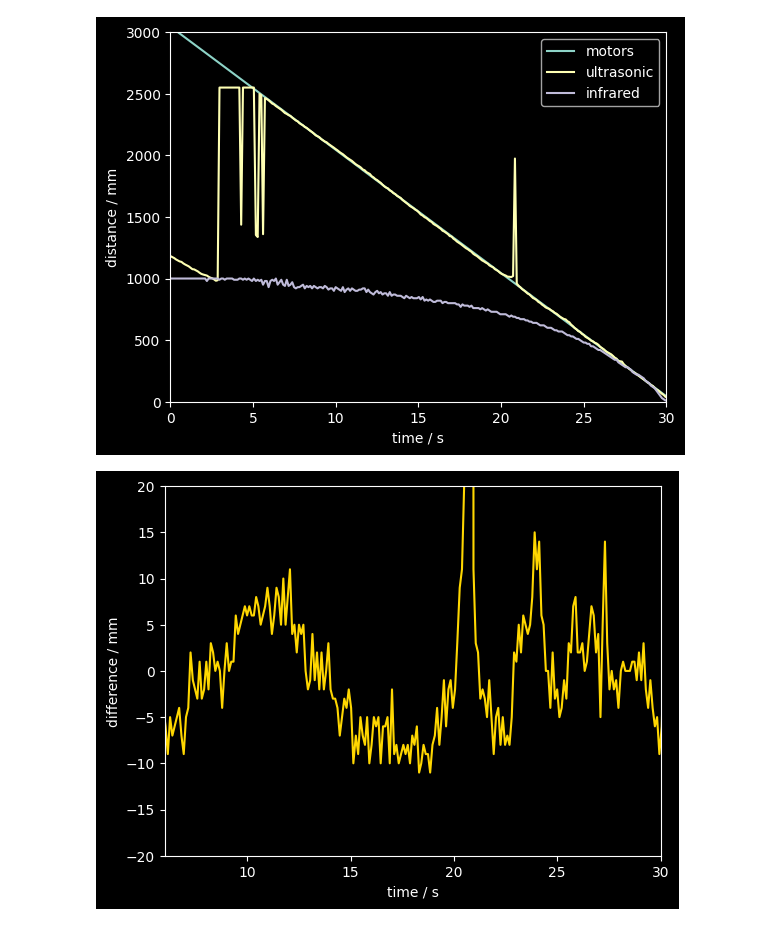
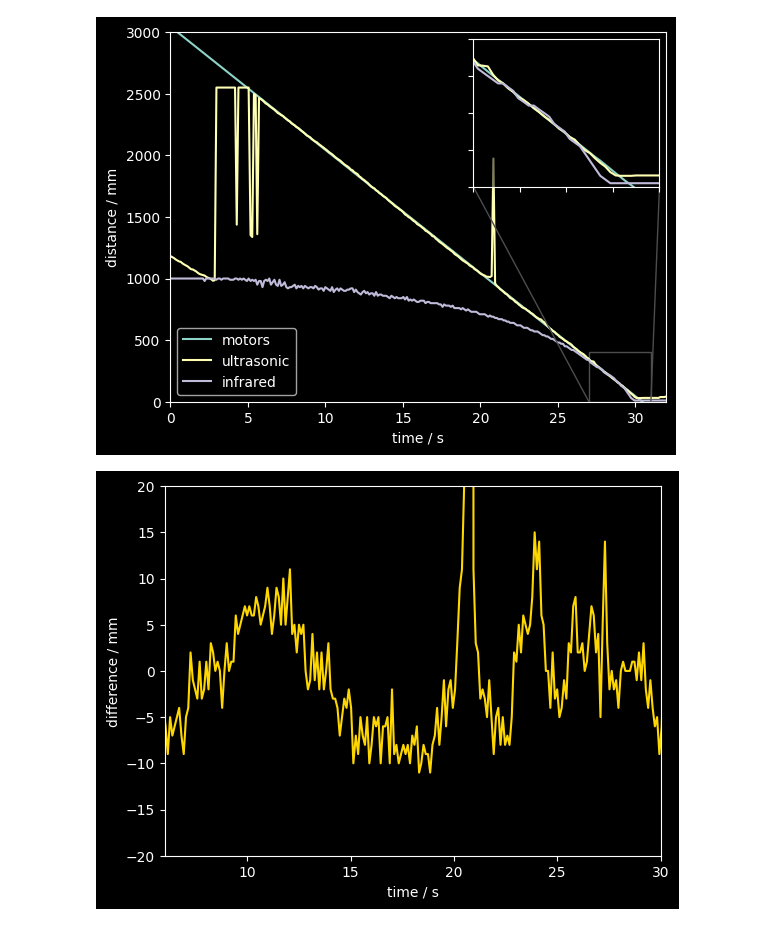
Before and after one commit to gerritnowald/myMindstormsEV3projects, a Jupyter notebook: 1_Gerd_path_tracking/post_processing/distance_sensor.ipynb, the cells around one changed output. Cells and saved outputs as stored; diff of their text form; code cells hidden in the pictures.

Commit message:
zoomed inset

```diff
--- a/1_Gerd_path_tracking/post_processing/distance_sensor.ipynb
+++ b/1_Gerd_path_tracking/post_processing/distance_sensor.ipynb
@@ -11,25 +14,33 @@ df['distance infrared / mm'] = df[' distance infrared / %'] / 100 * 1000
 
 # df
 # %%
-plt.plot(df['time / s'], df['distance motor / mm']       , label = 'motors'    )
-plt.plot(df['time / s'], df[' distance ultrasonic / mm'] , label = 'ultrasonic')
-plt.plot(df['time / s'], df['distance infrared / mm']    , label = 'infrared'  )
-plt.legend()
+ax = plt.axes()
+ax.plot(df['time / s'], df['distance motor / mm']       , label = 'motors'    )
+ax.plot(df['time / s'], df[' distance ultrasonic / mm'] , label = 'ultrasonic')
+ax.plot(df['time / s'], df['distance infrared / mm']    , label = 'infrared'  )
+ax.legend(loc = 'lower left')
 plt.xlabel('time / s')
 plt.ylabel('distance / mm')
-
-plt.xlim([0,30])
+plt.xlim([0,32])
 plt.ylim([0,3000])
 
-# plt.xlim([25,31])
-# plt.ylim([0,500])
+axins = zoomed_inset_axes(ax, zoom = 3, loc = 'upper right')
+axins.plot(df['time / s'], df['distance motor / mm']       )
+axins.plot(df['time / s'], df[' distance ultrasonic / mm'] )
+axins.plot(df['time / s'], df['distance infrared / mm']    )
+axins.set_xlim(27, 31)
+axins.set_ylim(0, 400)
+axins.patch.set_alpha(0.5)
+plt.xticks(visible=False)
+plt.yticks(visible=False)
+mark_inset(ax, axins, loc1=3, loc2=4, edgecolor = '0.3')
 
 plt.show()
 
 
 # plt.savefig('distance.png', transparent=True)
 # %% [output]
-[figure, old version]
+[figure, new version]
 # %%
 plt.plot(df['time / s'], df[' distance ultrasonic / mm'] - df['distance motor / mm'], 'gold')
 plt.xlabel('time / s')
```
Also changed, not shown: parts of 1 cell of this notebook.
